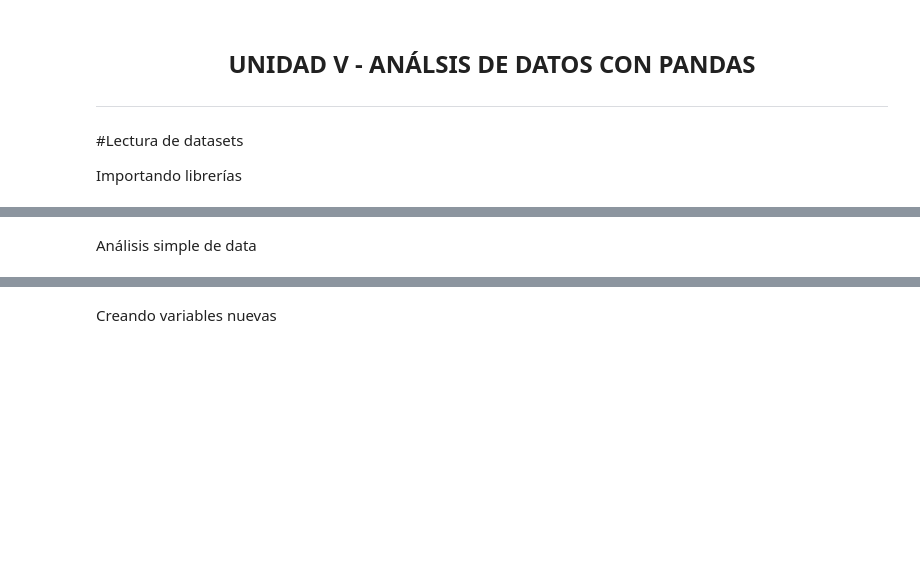
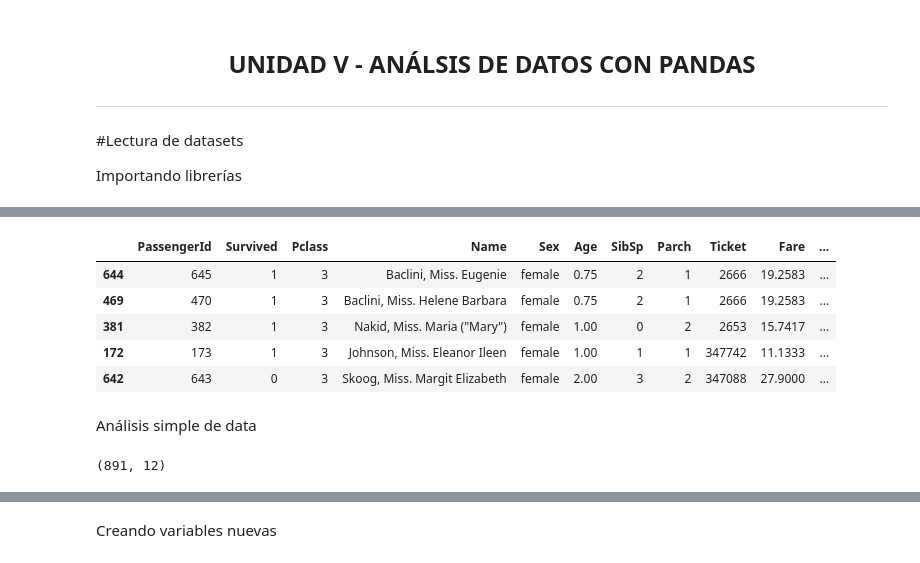
Before and after one commit to JCaballerot/Programacion_en_Python, a Jupyter notebook: modulo5/Análisis_de_datos_con_pandas.ipynb, the cells around one changed output, grey strips where cells are left out. Saved outputs shown, nothing was run; the diff lists cells and outputs as text; code cells hidden in the pictures; blank space fills up the shorter version.

```diff
--- a/modulo5/Análisis_de_datos_con_pandas.ipynb
+++ b/modulo5/Análisis_de_datos_con_pandas.ipynb
@@ -22,3 +63,12 @@ pddf.sort_values(['', ''], inplace = True)
+# %%
+pddf.head()
+# %% [output]
+|  | PassengerId | Survived | Pclass | Name | Sex | Age | SibSp | Parch | Ticket | Fare | ... |
+| 644 | 645 | 1 | 3 | Baclini, Miss. Eugenie | female | 0.75 | 2 | 1 | 2666 | 19.2583 | ... |
+| 469 | 470 | 1 | 3 | Baclini, Miss. Helene Barbara | female | 0.75 | 2 | 1 | 2666 | 19.2583 | ... |
+| 381 | 382 | 1 | 3 | Nakid, Miss. Maria ("Mary") | female | 1.00 | 0 | 2 | 2653 | 15.7417 | ... |
+| 172 | 173 | 1 | 3 | Johnson, Miss. Eleanor Ileen | female | 1.00 | 1 | 1 | 347742 | 11.1333 | ... |
+| 642 | 643 | 0 | 3 | Skoog, Miss. Margit Elizabeth | female | 2.00 | 3 | 2 | 347088 | 27.9000 | ... |
 # %%
 # trabajando indices
 pddf.reset_index(inplace = True)
@@ -27,3 +77,7 @@ pddf.reset_index(drop = True, inplace = True)
 pddf.head(10)
 # %% [markdown]
 Análisis simple de data
+# %%
+pddf.shape
+# %% [output]
+(891, 12)
```
Also changed, not shown: parts of 29 cells of this notebook.
